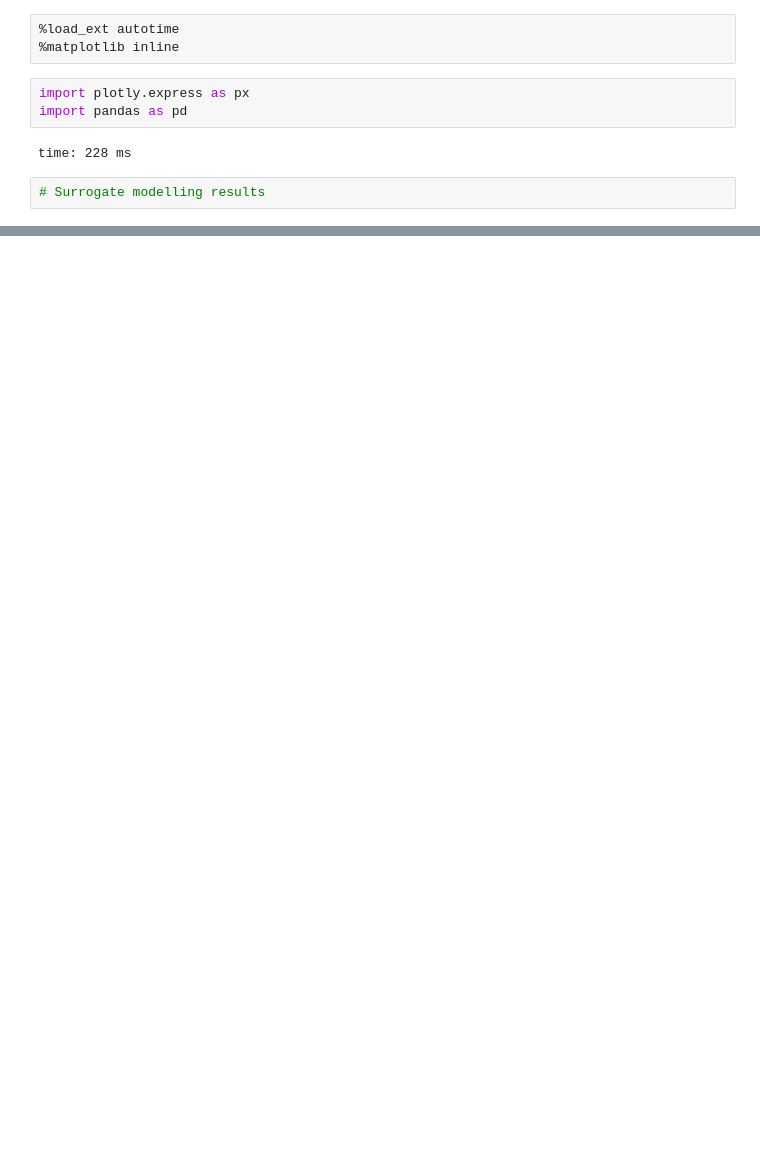
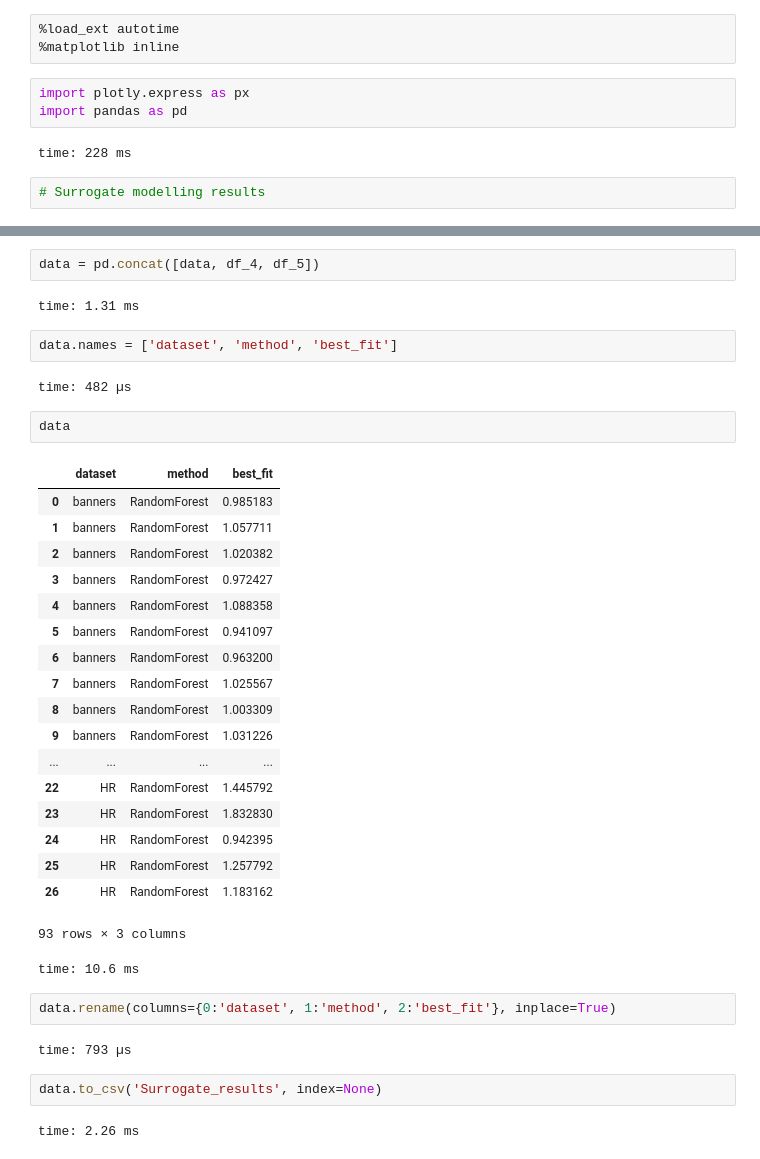
Before and after one commit to aimclub/AutoTM, a Jupyter notebook: plots.ipynb, the cells around one changed output, grey strips where cells are left out. Saved outputs shown, nothing was run; the diff lists cells and outputs as text; blank space fills up the shorter version.

```diff
--- a/plots.ipynb
+++ b/plots.ipynb
@@ -11,2 +26,40 @@ time: 228 ms
+# %%
+data = pd.concat([data, df_4, df_5])
+# %% [output]
+time: 1.31 ms
+# %%
+data.names = ['dataset', 'method', 'best_fit']
+# %% [output]
+time: 482 µs
+# %%
+data
+# %% [output]
+|  | dataset | method | best_fit |
+| 0 | banners | RandomForest | 0.985183 |
+| 1 | banners | RandomForest | 1.057711 |
+| 2 | banners | RandomForest | 1.020382 |
+| 3 | banners | RandomForest | 0.972427 |
+| 4 | banners | RandomForest | 1.088358 |
+| 5 | banners | RandomForest | 0.941097 |
+| 6 | banners | RandomForest | 0.963200 |
+| 7 | banners | RandomForest | 1.025567 |
+| 8 | banners | RandomForest | 1.003309 |
+| 9 | banners | RandomForest | 1.031226 |
+| ... | ... | ... | ... |
+| 22 | HR | RandomForest | 1.445792 |
+| 23 | HR | RandomForest | 1.832830 |
+| 24 | HR | RandomForest | 0.942395 |
+| 25 | HR | RandomForest | 1.257792 |
+| 26 | HR | RandomForest | 1.183162 |
+93 rows × 3 columns
+time: 10.6 ms
+# %%
+data.rename(columns={0:'dataset', 1:'method', 2:'best_fit'}, inplace=True)
+# %% [output]
+time: 793 µs
+# %%
+data.to_csv('Surrogate_results', index=None)
+# %% [output]
+time: 2.26 ms
 # %%
 def add_new_experiments(experiments_path,
```
Also changed, not shown: parts of 3 cells of this notebook, 6 other files.
